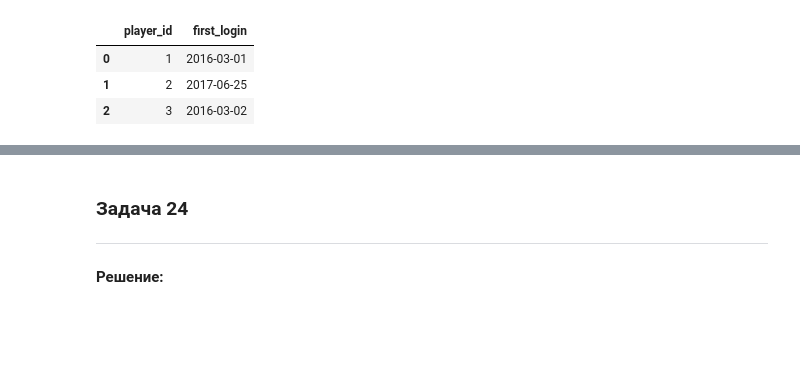
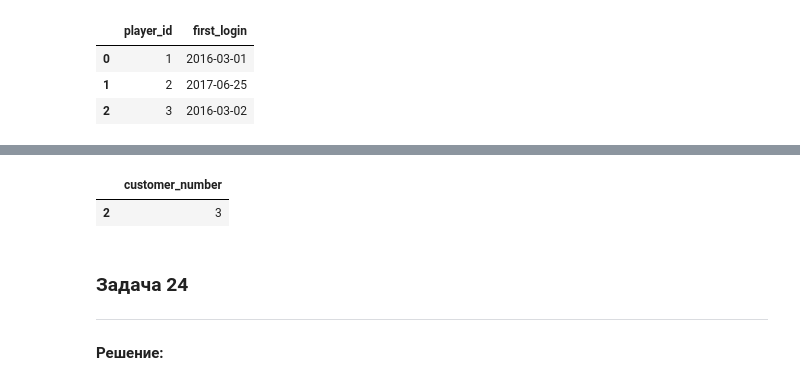
Before and after one commit to yazon315/LeetCode, a Jupyter notebook: 30_days_of_pandas.ipynb, the cells around one changed output, grey strips where cells are left out. Drawn from its saved outputs; the diff is of its cells as text; code cells hidden in the pictures; blank space fills up the shorter version.

```diff
--- a/30_days_of_pandas.ipynb
+++ b/30_days_of_pandas.ipynb
@@ -1373,12 +1523,16 @@ display()
 # %%
 # исходный датасет
-
+data = [[1, 1], [2, 2], [3, 3], [4, 3]]
+orders = pd.DataFrame(data, columns=['order_number', 'customer_number']).astype({'order_number':'Int64', 'customer_number':'Int64'})
 
 def largest_orders(orders: pd.DataFrame) -> pd.DataFrame:
     df = orders.groupby(by='customer_number', as_index=False).count()
     return df[df['order_number'] == df['order_number'].max()][['customer_number']]
 
-display()
+display(largest_orders(orders))
+# %% [output]
+|  | customer_number |
+| 2 | 3 |
 # %% [markdown]
 ### Задача 24
 
```
Also changed, not shown: parts of 8 cells of this notebook.
